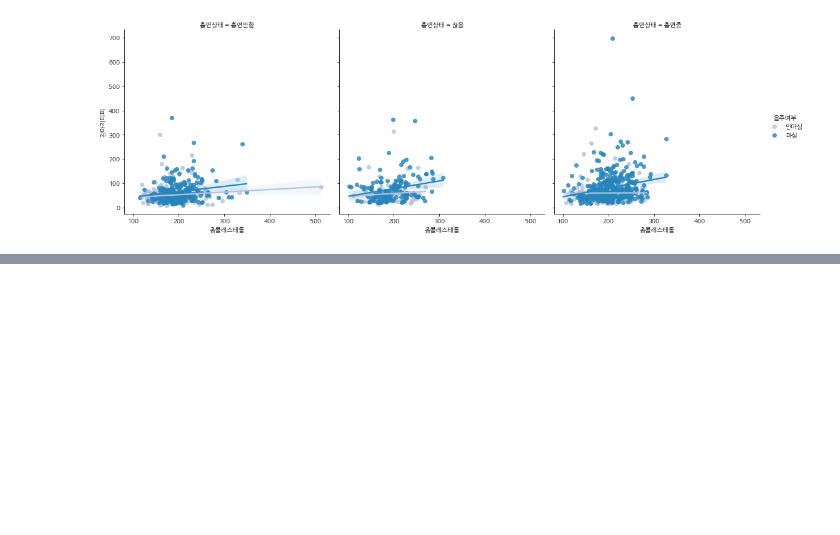
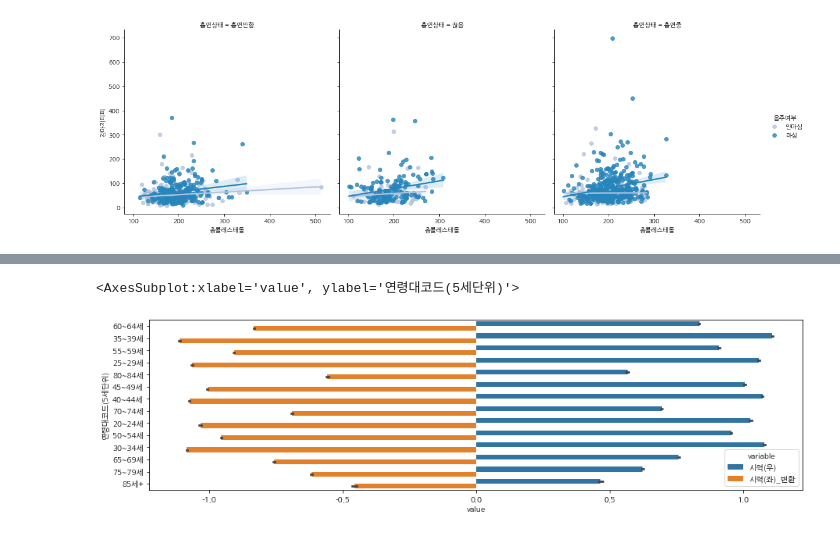
Before and after one commit to JaewooJason/Boostcourse, a Jupyter notebook: Week 3 Mission.ipynb, the cells around one changed output, grey strips where cells are left out. Cells and saved outputs as stored; diff of their text form; code cells hidden in the pictures; blank space fills up the shorter version.

```diff
--- a/Week 3 Mission.ipynb
+++ b/Week 3 Mission.ipynb
@@ -240,3 +243,8 @@ sns.barplot(data=df52, x="시력(좌)", y="연령대코드(5세단위)", hue="
 # %%
 plt.figure(figsize=(15, 4))
 sns.barplot(data=df52, x="시력(우)", y="연령대코드(5세단위)", hue="성별코드")
+# %%
+df52["시력(좌)_변환"]=df52["시력(좌)"]*(-1)
+df53=pd.DataFrame(df52, columns=["성별코드", "연령대코드(5세단위)", "시력(우)", "시력(좌)_변환"])
+df54=pd.melt(df53,id_vars=['성별코드','연령대코드(5세단위)'])
+df54.head()
@@ -242,0 +263,6 @@ sns.barplot(data=df52, x="시력(우)", y="연령대코드(5세단위)", hue="
+# %%
+plt.figure(figsize=(15, 4))
+sns.barplot(data=df54, x="value", y="연령대코드(5세단위)", hue="variable")
+# %% [output]
+<AxesSubplot:xlabel='value', ylabel='연령대코드(5세단위)'>
+[figure, added]
```
Also changed, not shown: parts of 2 cells of this notebook.
